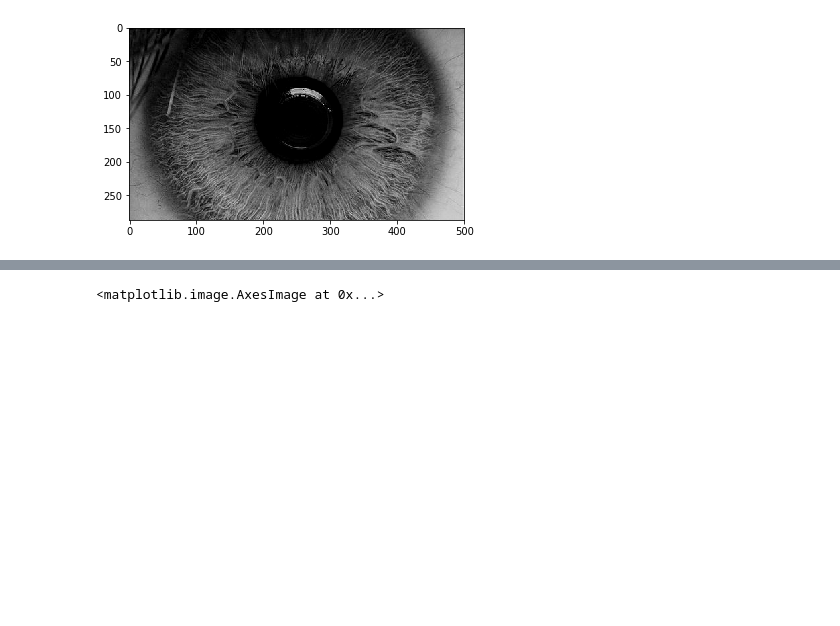
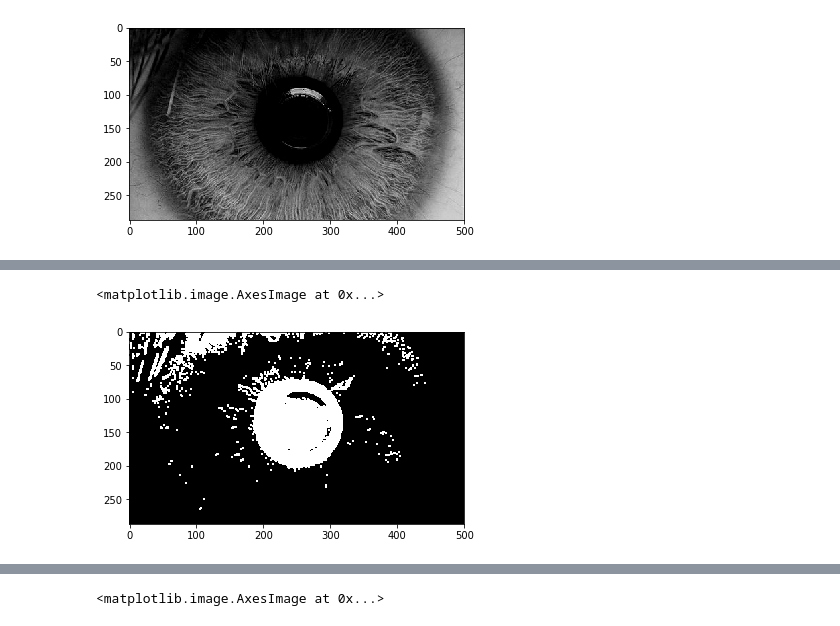
Before and after one commit to alcaster/Biometry-October, a Jupyter notebook: Operation on pixels.ipynb, the cells around one changed output, grey strips where cells are left out. Cells and saved outputs as stored; diff of their text form; code cells hidden in the pictures; blank space fills up the shorter version.

```diff
--- a/Operation on pixels.ipynb
+++ b/Operation on pixels.ipynb
@@ -361 +361,7 @@ imshow(iris_mask)
+# %%
+iris_mask = get_dilatation(iris_mask, 3)
+imshow(iris_mask)
+# %% [output]
+<matplotlib.image.AxesImage at 0x...>
+[figure, added]
 # %%
```
Also changed, not shown: parts of 10 cells of this notebook.
